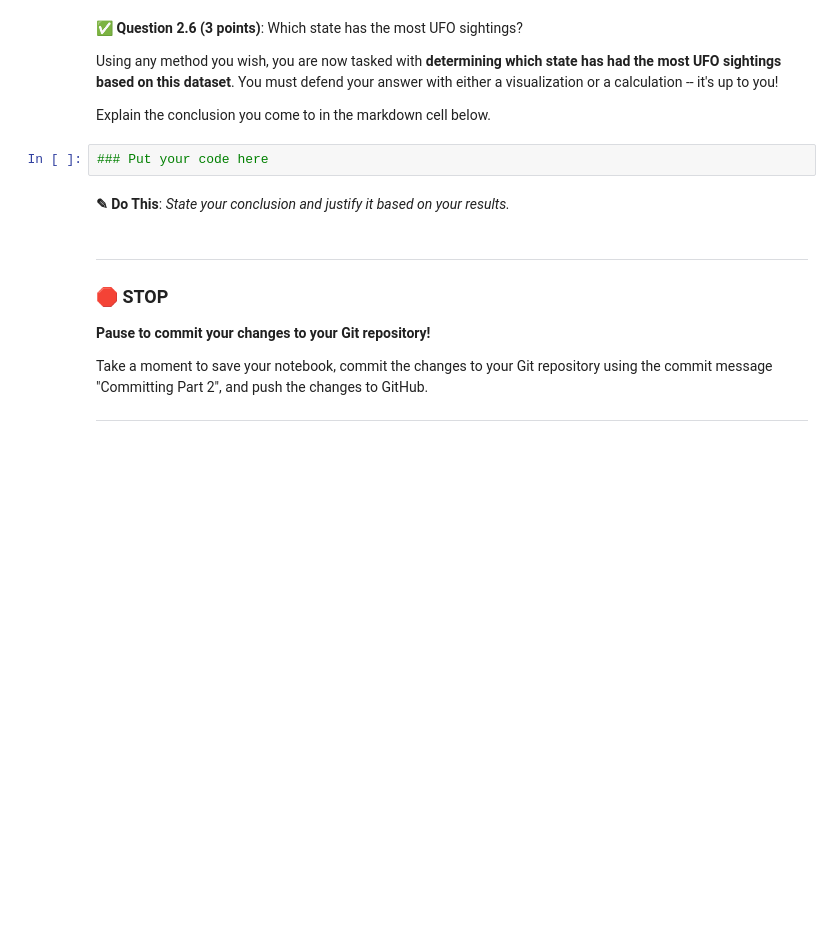
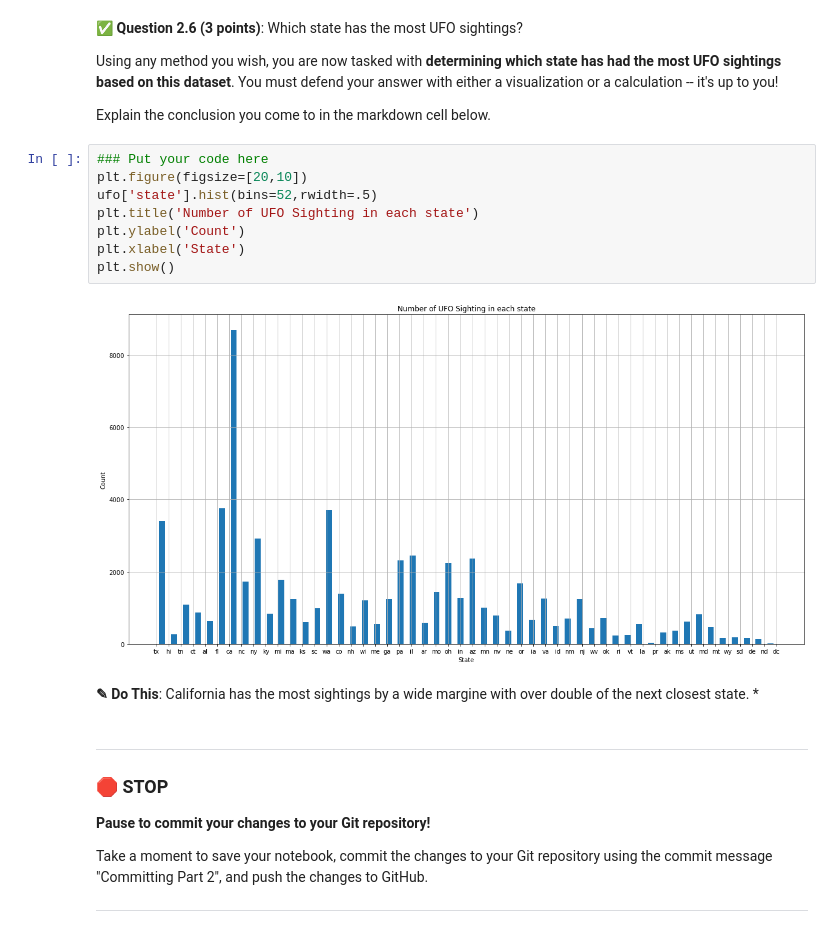
Before and after one commit to zimbot13/cmse202-f21-turnin, a Jupyter notebook: hw-02/HW-02_PandasReviewAndPythonObjects-zimbot13.ipynb, the cells around one changed output. Saved outputs shown, nothing was run; the diff lists cells and outputs as text; blank space fills up the shorter version.

```diff
--- a/hw-02/HW-02_PandasReviewAndPythonObjects-zimbot13.ipynb
+++ b/hw-02/HW-02_PandasReviewAndPythonObjects-zimbot13.ipynb
@@ -118,10 +185,18 @@ In order to answer this question for at least some of the shapes, **determine wh
 Using any method you wish, you are now tasked with **determining which state has had the most UFO sightings based on this dataset**. You must defend your answer with either a visualization or a calculation -- it's up to you!
 
 Explain the conclusion you come to in the markdown cell below.
-# %%
-### Put your code here
-# %% [markdown]
-**<font size=+3>&#9998;</font> Do This**: *State your conclusion and justify it based on your results.*
+# %%
+### Put your code here
+plt.figure(figsize=[20,10])
+ufo['state'].hist(bins=52,rwidth=.5)
+plt.title('Number of UFO Sighting in each state')
+plt.ylabel('Count')
+plt.xlabel('State')
+plt.show()
+# %% [output]
+[figure, added]
+# %% [markdown]
+**<font size=+3>&#9998;</font> Do This**: California has the most sightings by a wide margine with over double of the next closest state. *
 # %% [markdown]
 ---
 ### &#128721; STOP
```
Also changed, not shown: parts of 14 cells of this notebook.
